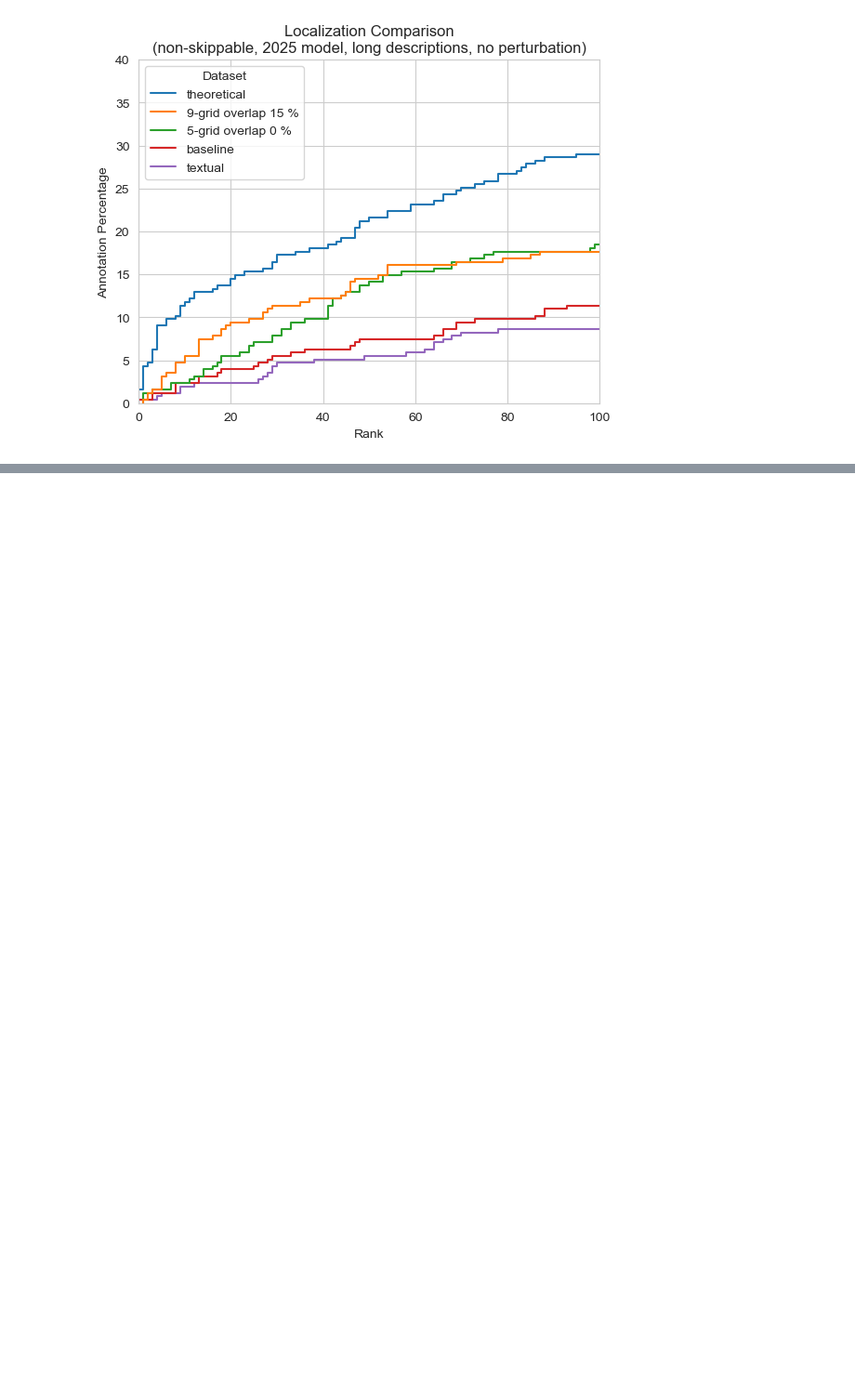
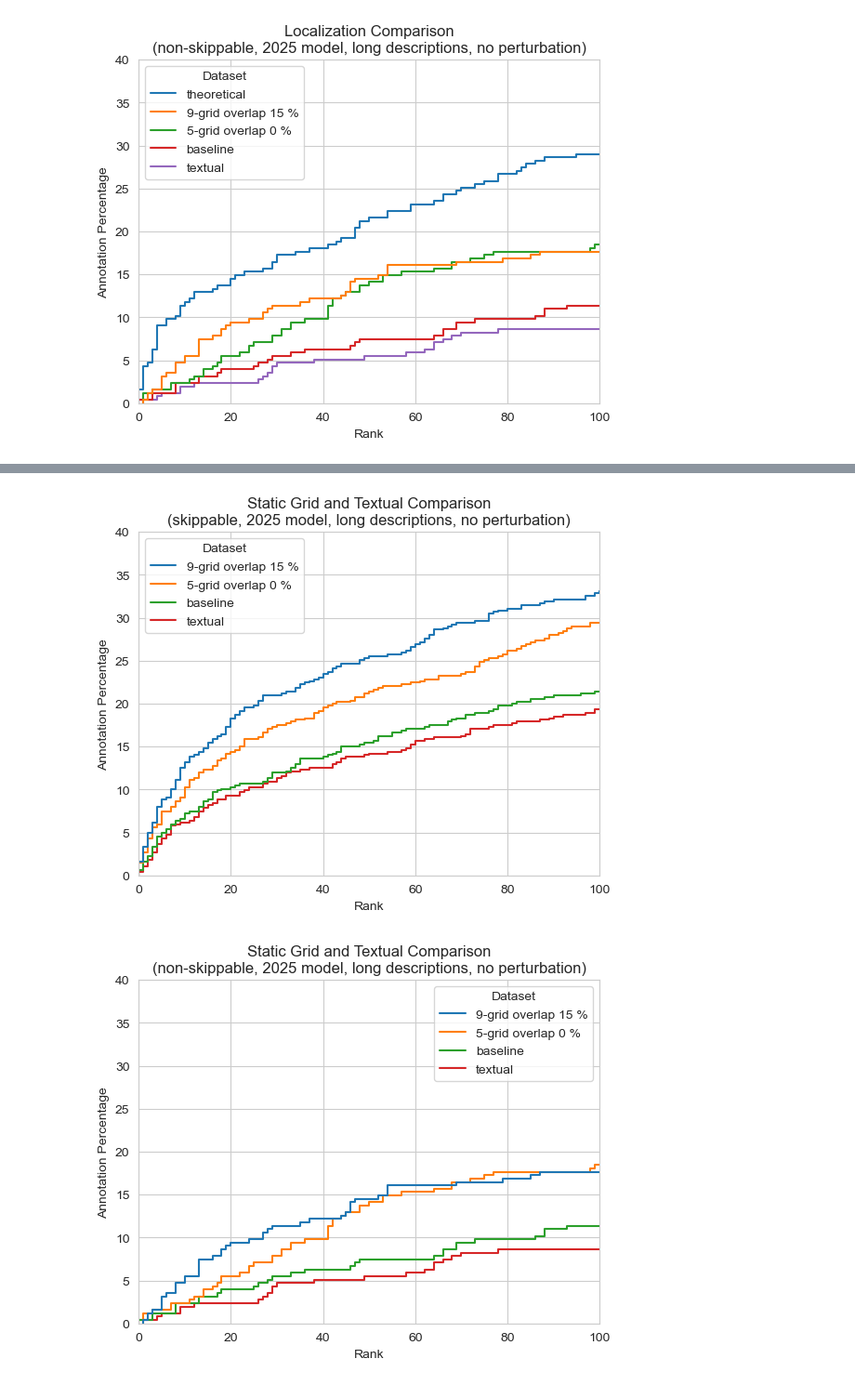
Before and after one commit to eceltov/V3Project, a Jupyter notebook: report.ipynb, the cells around one changed output, grey strips where cells are left out. Shown at 93% size. Cells and saved outputs as stored; diff of their text form; code cells hidden in the pictures; blank space fills up the shorter version.

```diff
--- a/report.ipynb
+++ b/report.ipynb
@@ -707,3 +760,38 @@ plot_cumulative("Localization Comparison\n(skippable, 2025 model, long descripti
+# %%
+skippable = True
+model_year = 2025
+description_kind = "long"
+
+def get_static_results(skippable, model_year, description_kind, kinds: list[str], pertubation_factor):
+  results = []
+  for kind in kinds:
+    results.append(get_filtered_ranks(skippable=skippable, model_year=model_year, description_kind=description_kind, kind=kind, pertubation_factor=pertubation_factor))
+  return results
+
+filtered_static, filtered_9_grid, filtered_textual, filtered_baseline = get_static_results(True, 2025, "long", ["centerpiece_0", "9_piece_15", "textual_long", "whole"], 0)
+
+# join them together
+filtered_static.insert(0, "dataset", ["5-grid overlap 0 %"] * filtered_static.shape[0])
+filtered_9_grid.insert(0, "dataset", ["9-grid overlap 15 %"] * filtered_9_grid.shape[0])
+filtered_textual.insert(0, "dataset", ["textual"] * filtered_textual.shape[0])
+filtered_baseline.insert(0, "dataset", ["baseline"] * filtered_baseline.shape[0])
+filtered = pd.concat([filtered_9_grid, filtered_static, filtered_baseline, filtered_textual])
+
+plot_cumulative("Static Grid and Textual Comparison\n(skippable, 2025 model, long descriptions, no perturbation)", filtered)
+
+filtered_static, filtered_9_grid, filtered_textual, filtered_baseline = get_static_results(False, 2025, "long", ["centerpiece_0", "9_piece_15", "textual_long", "whole"], 0)
+
+# join them together
+filtered_static.insert(0, "dataset", ["5-grid overlap 0 %"] * filtered_static.shape[0])
+filtered_9_grid.insert(0, "dataset", ["9-grid overlap 15 %"] * filtered_9_grid.shape[0])
+filtered_textual.insert(0, "dataset", ["textual"] * filtered_textual.shape[0])
+filtered_baseline.insert(0, "dataset", ["baseline"] * filtered_baseline.shape[0])
+filtered = pd.concat([filtered_9_grid, filtered_static, filtered_baseline, filtered_textual])
+
+plot_cumulative("Static Grid and Textual Comparison\n(non-skippable, 2025 model, long descriptions, no perturbation)", filtered)
+# %% [output]
+[figure, added]
+[figure, added]
 # %%
 def relabel_static_kind(static):
   static['kind'] = (static['kind'].str
```
Also changed, not shown: parts of 10 cells of this notebook, 3 other files.
